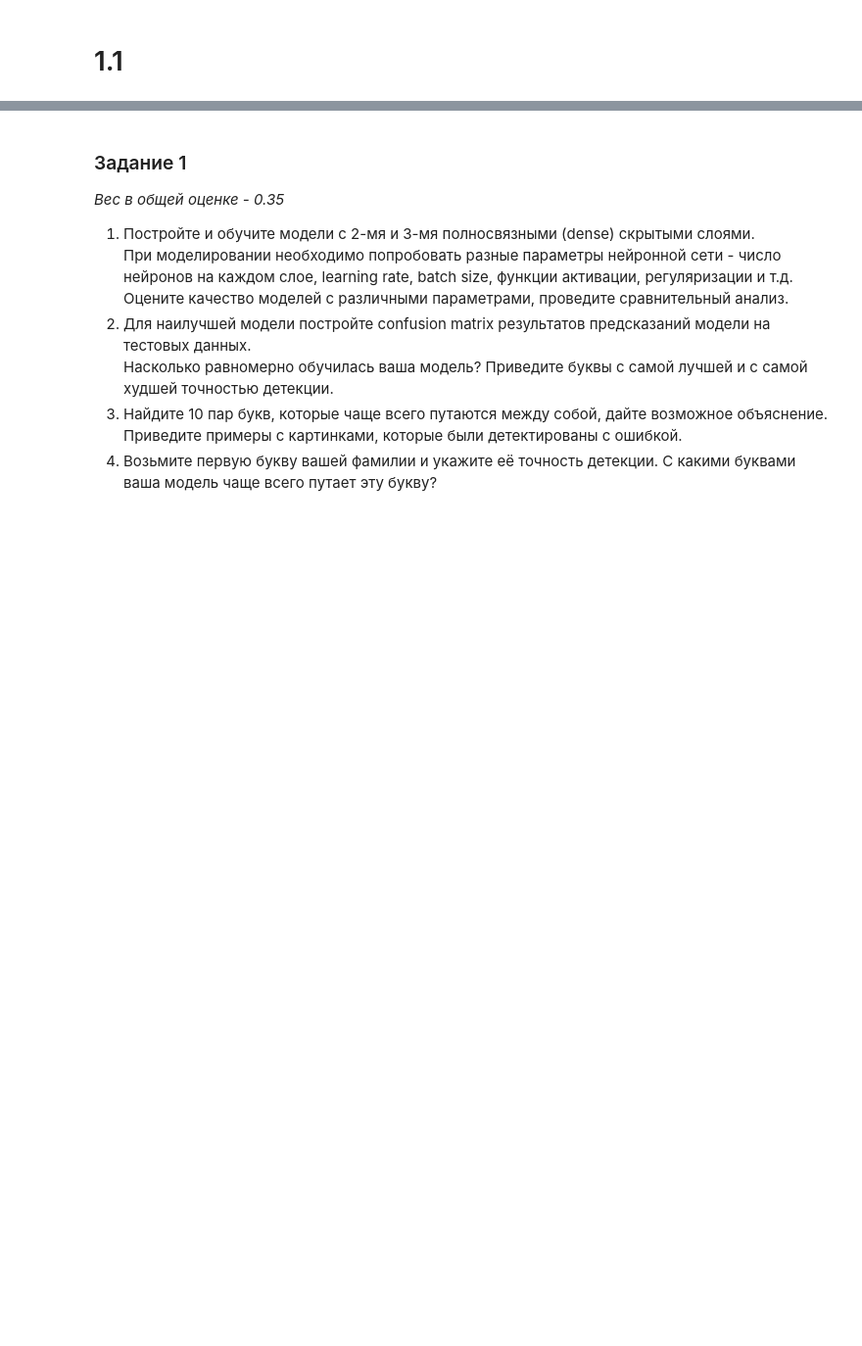
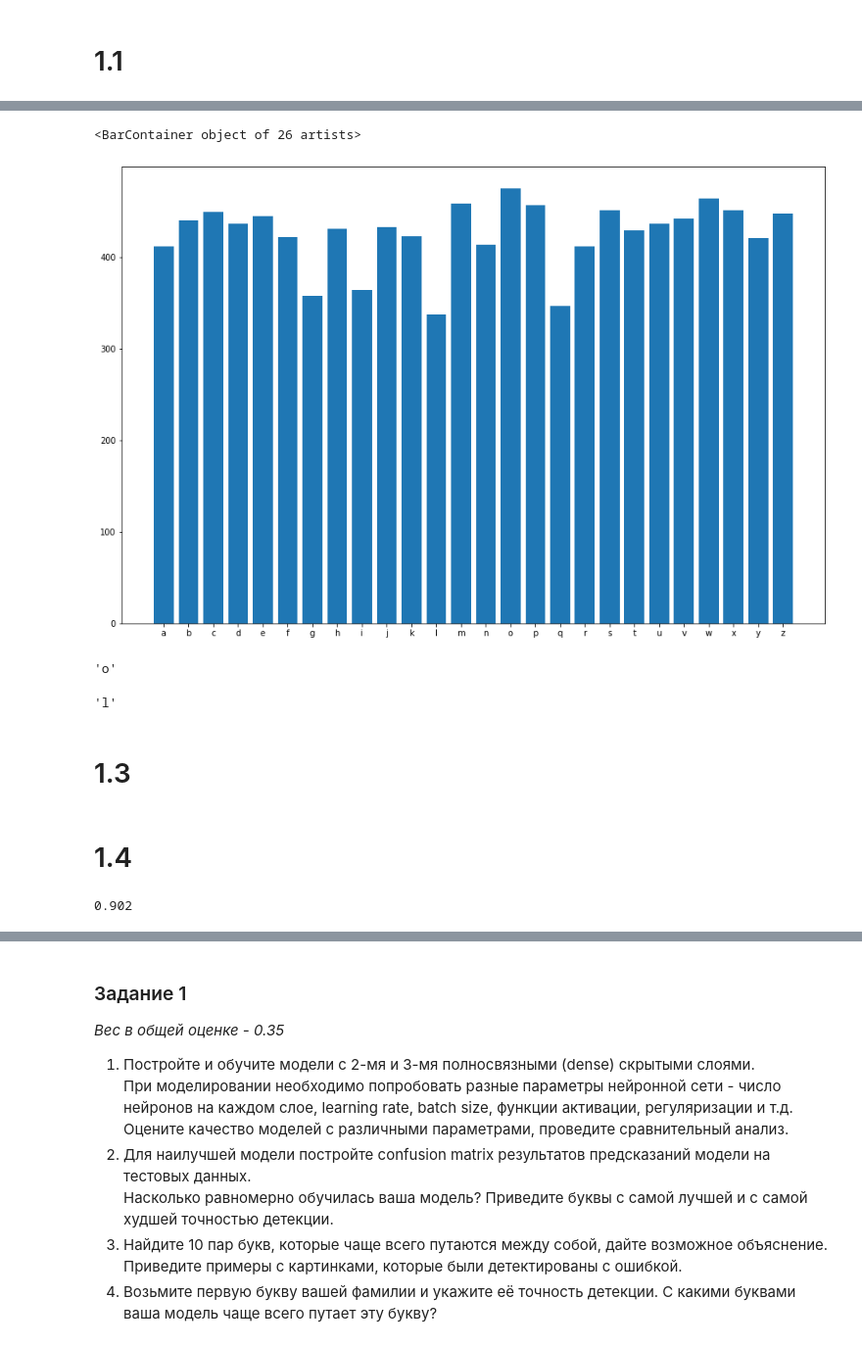
Before and after one commit to SmirnovGrigory/IAD_ml_lab1, a Jupyter notebook: Modern_ML.Lab_1.Image_Classification.ipynb, the cells around one changed output, grey strips where cells are left out. Shown: that part at 98% size. Drawn from its saved outputs; the diff is of its cells as text; code cells hidden in the pictures; blank space fills up the shorter version.

```diff
--- a/Modern_ML.Lab_1.Image_Classification.ipynb
+++ b/Modern_ML.Lab_1.Image_Classification.ipynb
@@ -230,0 +335,24 @@ tensor([[0.0387, 0.0402, 0.0384, 0.0392, 0.0462, 0.0359, 0.0386, 0.0393, 0.0349,
+# %%
+plt.figure(figsize=(15,10))
+letters_stat = [cf_matrix[i][i] for i in range(26)]
+plt.bar([chr(i+97) for i in range(26)], letters_stat)
+# %% [output]
+<BarContainer object of 26 artists>
+[figure, added]
+# %%
+chr(np.array(letters_stat).argmax() + 97)
+# %% [output]
+'o'
+# %%
+chr(np.array(letters_stat).argmin() + 97)
+# %% [output]
+'l'
+# %% [markdown]
+# 1.3
+# %% [markdown]
+# 1.4
+# %%
+sind = ord("s") - 97
+cf_matrix[sind][sind]/500
+# %% [output]
+0.902
```
Also changed, not shown: parts of 30 cells of this notebook.
